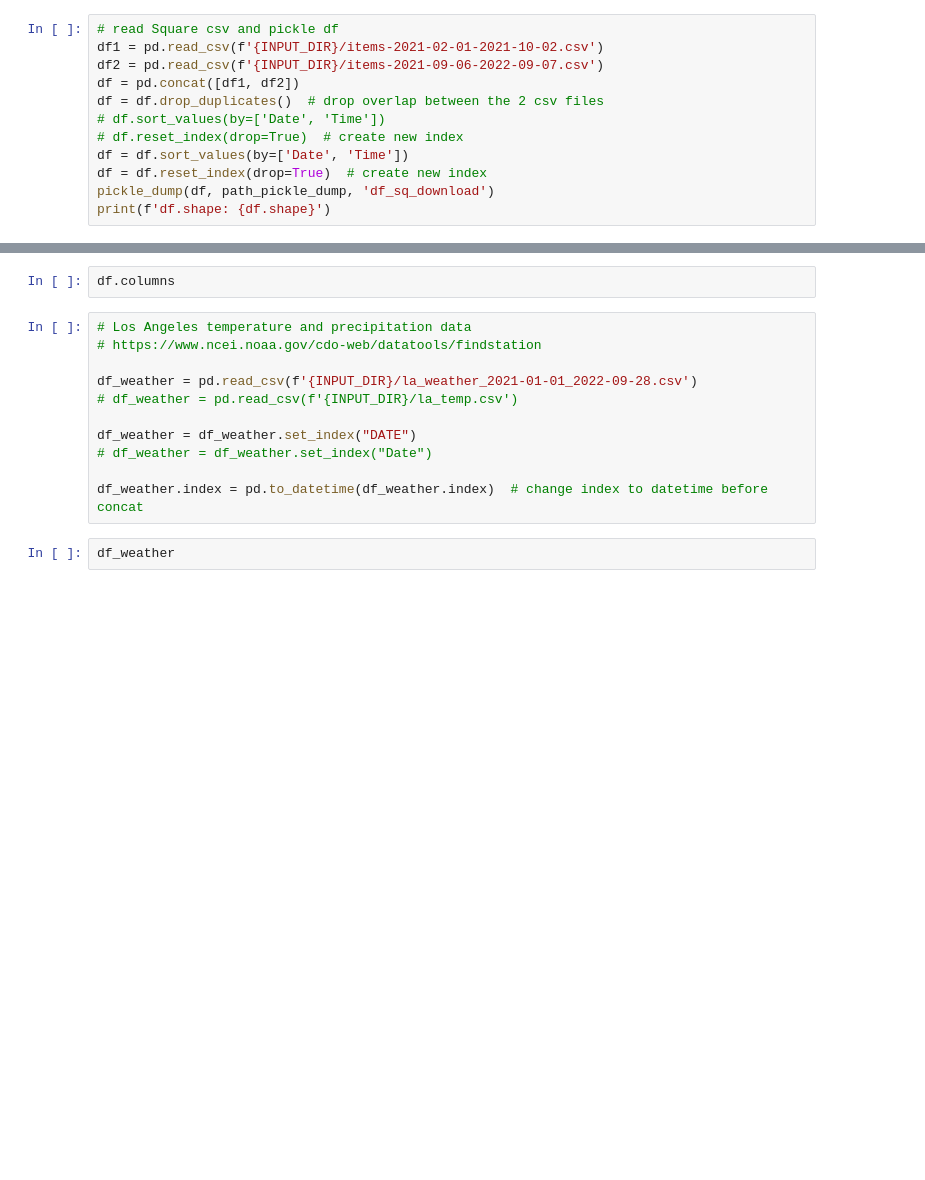
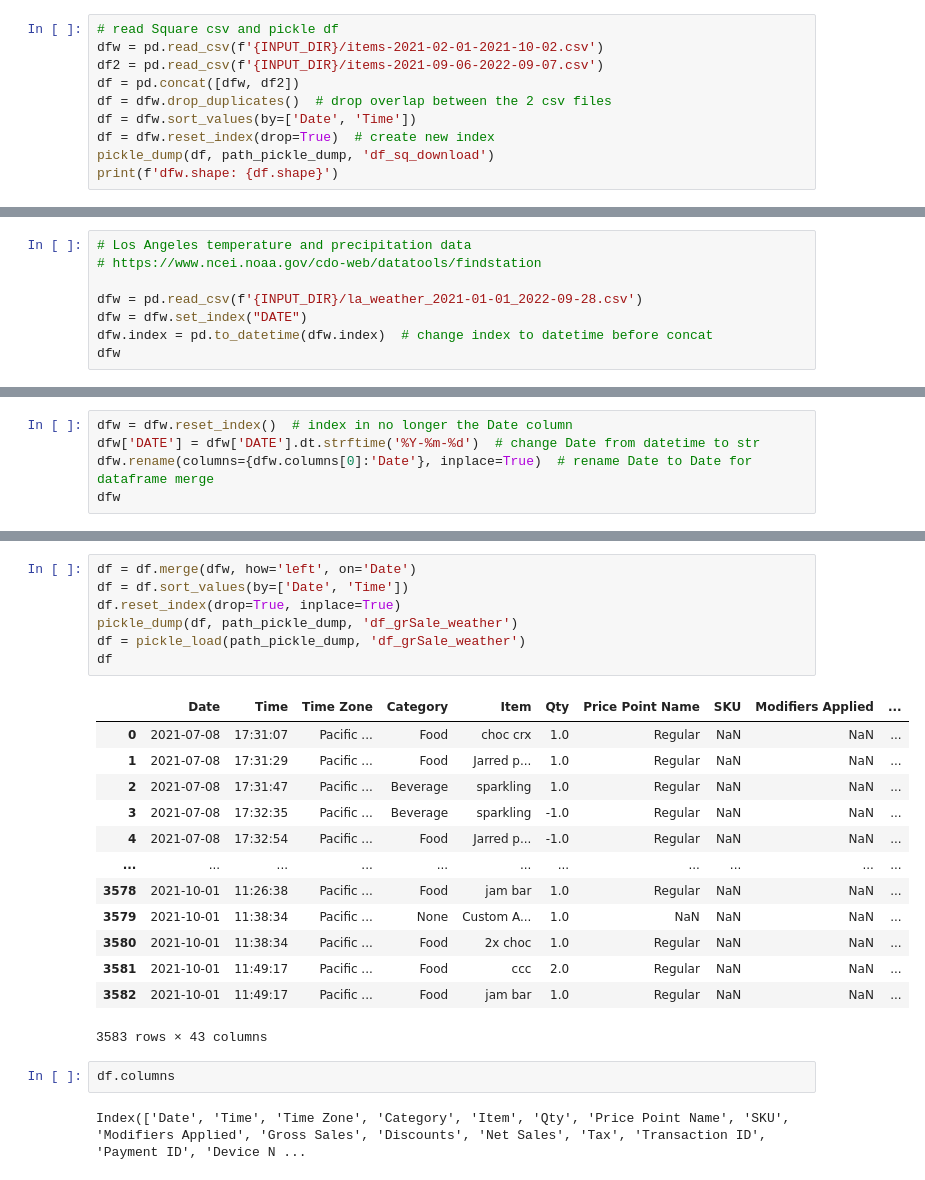
Before and after one commit to pympk/py379, a Jupyter notebook: bb/item_sale.ipynb, the cells around one changed output, grey strips where cells are left out. Saved outputs shown, nothing was run; the diff lists cells and outputs as text; blank space fills up the shorter version.

```diff
--- a/bb/item_sale.ipynb
+++ b/bb/item_sale.ipynb
@@ -11,13 +9,11 @@ pd.set_option('max_colwidth', 12, 'display.max_columns', 18, 'display.width', 12
 # %%
 # read Square csv and pickle df
-df1 = pd.read_csv(f'{INPUT_DIR}/items-2021-02-01-2021-10-02.csv')
+dfw = pd.read_csv(f'{INPUT_DIR}/items-2021-02-01-2021-10-02.csv')
 df2 = pd.read_csv(f'{INPUT_DIR}/items-2021-09-06-2022-09-07.csv')
-df = pd.concat([df1, df2])
-df = df.drop_duplicates()  # drop overlap between the 2 csv files
-# df.sort_values(by=['Date', 'Time'])
-# df.reset_index(drop=True)  # create new index
-df = df.sort_values(by=['Date', 'Time'])
-df = df.reset_index(drop=True)  # create new index
+df = pd.concat([dfw, df2])
+df = dfw.drop_duplicates()  # drop overlap between the 2 csv files
+df = dfw.sort_values(by=['Date', 'Time'])
+df = dfw.reset_index(drop=True)  # create new index
 pickle_dump(df, path_pickle_dump, 'df_sq_download')
-print(f'df.shape: {df.shape}')
+print(f'dfw.shape: {df.shape}')
 # %% [output]
@@ -26,0 +50,8 @@ df
+# %%
+# Los Angeles temperature and precipitation data
+# https://www.ncei.noaa.gov/cdo-web/datatools/findstation
+
+dfw = pd.read_csv(f'{INPUT_DIR}/la_weather_2021-01-01_2022-09-28.csv')
+dfw = dfw.set_index("DATE")
+dfw.index = pd.to_datetime(dfw.index)  # change index to datetime before concat
+dfw
@@ -26,0 +73,5 @@ df
+# %%
+dfw = dfw.reset_index()  # index in no longer the Date column
+dfw['DATE'] = dfw['DATE'].dt.strftime('%Y-%m-%d')  # change Date from datetime to str
+dfw.rename(columns={dfw.columns[0]:'Date'}, inplace=True)  # rename Date to Date for dataframe merge
+dfw
@@ -27,15 +98,25 @@ df
+# %%
+df = df.merge(dfw, how='left', on='Date')
+df = df.sort_values(by=['Date', 'Time'])
+df.reset_index(drop=True, inplace=True)
+pickle_dump(df, path_pickle_dump, 'df_grSale_weather')
+df = pickle_load(path_pickle_dump, 'df_grSale_weather')
+df
+# %% [output]
+|  | Date | Time | Time Zone | Category | Item | Qty | Price Point Name | SKU | Modifiers Applied | ... |
+| 0 | 2021-07-08 | 17:31:07 | Pacific ... | Food | choc crx | 1.0 | Regular | NaN | NaN | ... |
+| 1 | 2021-07-08 | 17:31:29 | Pacific ... | Food | Jarred p... | 1.0 | Regular | NaN | NaN | ... |
+| 2 | 2021-07-08 | 17:31:47 | Pacific ... | Beverage | sparkling | 1.0 | Regular | NaN | NaN | ... |
+| 3 | 2021-07-08 | 17:32:35 | Pacific ... | Beverage | sparkling | -1.0 | Regular | NaN | NaN | ... |
+| 4 | 2021-07-08 | 17:32:54 | Pacific ... | Food | Jarred p... | -1.0 | Regular | NaN | NaN | ... |
+| ... | ... | ... | ... | ... | ... | ... | ... | ... | ... | ... |
+| 3578 | 2021-10-01 | 11:26:38 | Pacific ... | Food | jam bar | 1.0 | Regular | NaN | NaN | ... |
+| 3579 | 2021-10-01 | 11:38:34 | Pacific ... | None | Custom A... | 1.0 | NaN | NaN | NaN | ... |
+| 3580 | 2021-10-01 | 11:38:34 | Pacific ... | Food | 2x choc | 1.0 | Regular | NaN | NaN | ... |
+| 3581 | 2021-10-01 | 11:49:17 | Pacific ... | Food | ccc | 2.0 | Regular | NaN | NaN | ... |
+| 3582 | 2021-10-01 | 11:49:17 | Pacific ... | Food | jam bar | 1.0 | Regular | NaN | NaN | ... |
+3583 rows × 43 columns
 # %%
 df.columns
+# %% [output]
+Index(['Date', 'Time', 'Time Zone', 'Category', 'Item', 'Qty', 'Price Point Name', 'SKU', 'Modifiers Applied', 'Gross Sales', 'Discounts', 'Net Sales', 'Tax', 'Transaction ID', 'Payment ID', 'Device N ...
-# %%
-# Los Angeles temperature and precipitation data
-# https://www.ncei.noaa.gov/cdo-web/datatools/findstation
-
-df_weather = pd.read_csv(f'{INPUT_DIR}/la_weather_2021-01-01_2022-09-28.csv')
-# df_weather = pd.read_csv(f'{INPUT_DIR}/la_temp.csv')
-
-df_weather = df_weather.set_index("DATE")
-# df_weather = df_weather.set_index("Date")
-
-df_weather.index = pd.to_datetime(df_weather.index)  # change index to datetime before concat
-# %%
-df_weather
```
Also changed, not shown: parts of 16 cells of this notebook.
